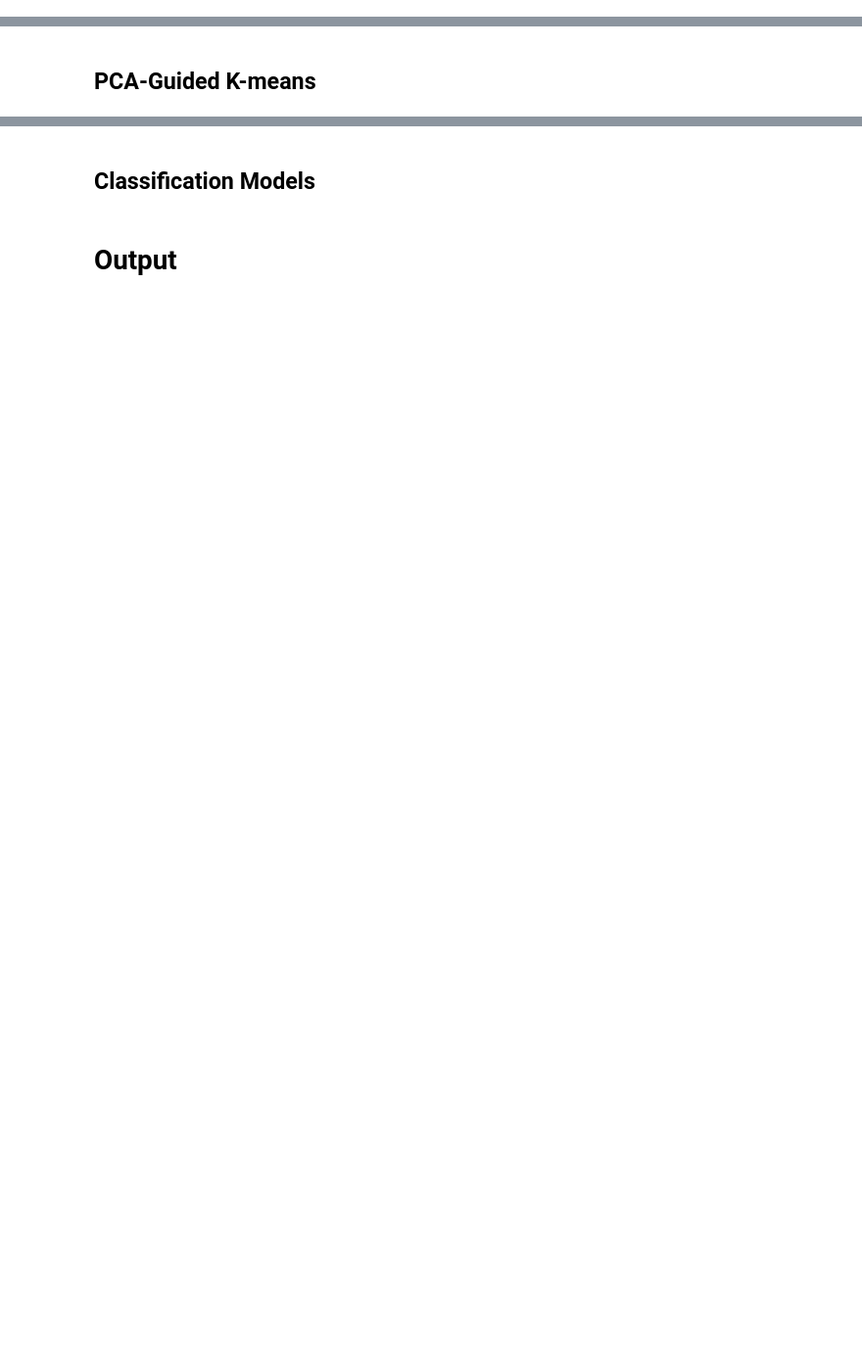
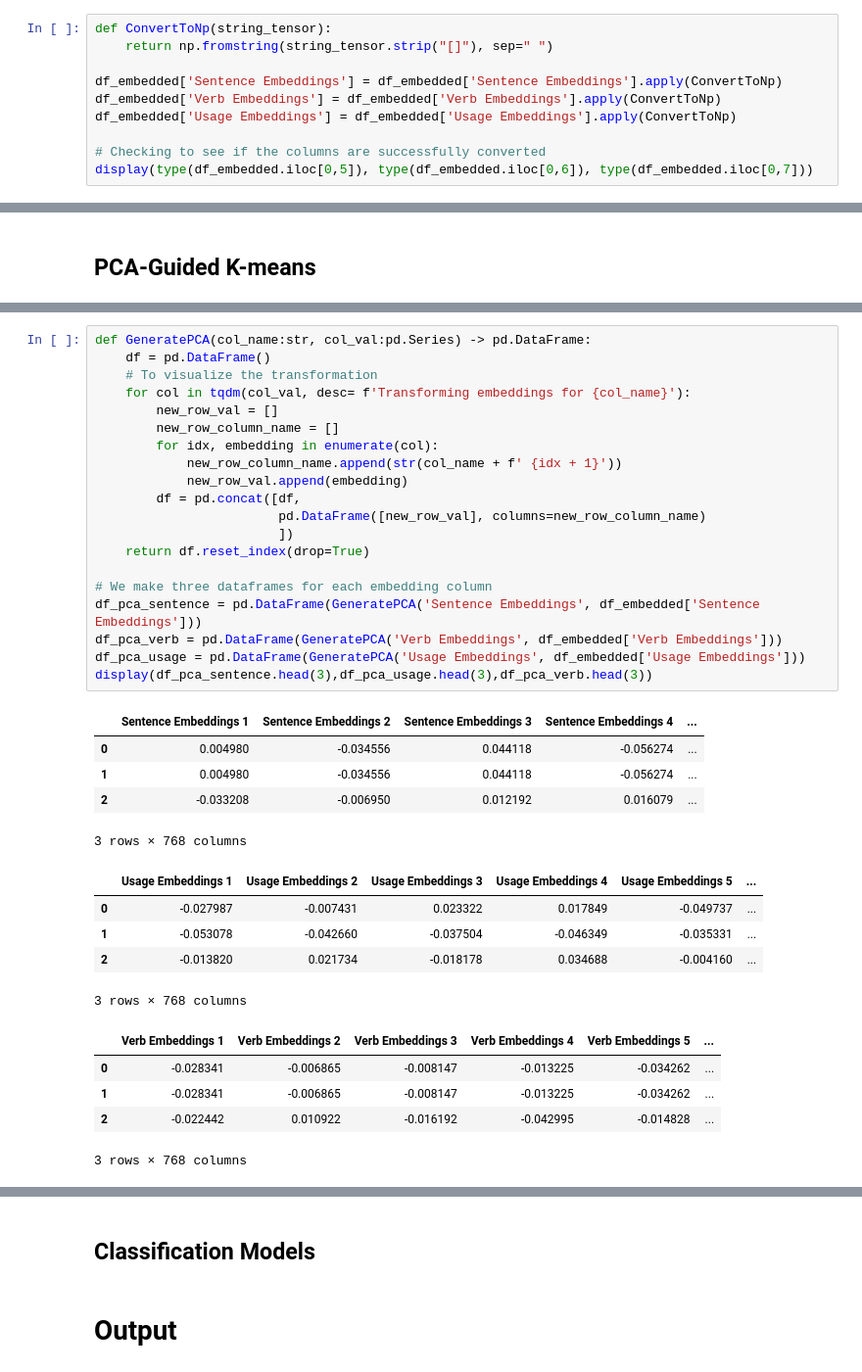
Before and after one commit to MiguelPartosa/Thesis-FOS-BinaryClass-WSD, a Jupyter notebook: Ensemble Model.ipynb, the cells around one changed output, grey strips where cells are left out. Shown at 98% size. Saved outputs shown, nothing was run; the diff lists cells and outputs as text; blank space fills up the shorter version.

```diff
--- a/Ensemble Model.ipynb
+++ b/Ensemble Model.ipynb
@@ -85,0 +96,10 @@ df_embedded.head(1)
+# %%
+def ConvertToNp(string_tensor):
+    return np.fromstring(string_tensor.strip("[]"), sep=" ")
+
+df_embedded['Sentence Embeddings'] = df_embedded['Sentence Embeddings'].apply(ConvertToNp)
+df_embedded['Verb Embeddings'] = df_embedded['Verb Embeddings'].apply(ConvertToNp)
+df_embedded['Usage Embeddings'] = df_embedded['Usage Embeddings'].apply(ConvertToNp)
+
+# Checking to see if the columns are successfully converted
+display(type(df_embedded.iloc[0,5]), type(df_embedded.iloc[0,6]), type(df_embedded.iloc[0,7]))
@@ -88 +115,37 @@ df_embedded.head(1)
+# %%
+def GeneratePCA(col_name:str, col_val:pd.Series) -> pd.DataFrame:
+    df = pd.DataFrame()
+    # To visualize the transformation
+    for col in tqdm(col_val, desc= f'Transforming embeddings for {col_name}'):
+        new_row_val = []
+        new_row_column_name = []
+        for idx, embedding in enumerate(col):
+            new_row_column_name.append(str(col_name + f' {idx + 1}'))
+            new_row_val.append(embedding)
+        df = pd.concat([df,
+                        pd.DataFrame([new_row_val], columns=new_row_column_name)
+                        ])
+    return df.reset_index(drop=True)
+
+# We make three dataframes for each embedding column
+df_pca_sentence = pd.DataFrame(GeneratePCA('Sentence Embeddings', df_embedded['Sentence Embeddings']))
+df_pca_verb = pd.DataFrame(GeneratePCA('Verb Embeddings', df_embedded['Verb Embeddings']))
+df_pca_usage = pd.DataFrame(GeneratePCA('Usage Embeddings', df_embedded['Usage Embeddings']))
+display(df_pca_sentence.head(3),df_pca_usage.head(3),df_pca_verb.head(3))
+# %% [output]
+|  | Sentence Embeddings 1 | Sentence Embeddings 2 | Sentence Embeddings 3 | Sentence Embeddings 4 | ... |
+| 0 | 0.004980 | -0.034556 | 0.044118 | -0.056274 | ... |
+| 1 | 0.004980 | -0.034556 | 0.044118 | -0.056274 | ... |
+| 2 | -0.033208 | -0.006950 | 0.012192 | 0.016079 | ... |
+3 rows × 768 columns
+|  | Usage Embeddings 1 | Usage Embeddings 2 | Usage Embeddings 3 | Usage Embeddings 4 | Usage Embeddings 5 | ... |
+| 0 | -0.027987 | -0.007431 | 0.023322 | 0.017849 | -0.049737 | ... |
+| 1 | -0.053078 | -0.042660 | -0.037504 | -0.046349 | -0.035331 | ... |
+| 2 | -0.013820 | 0.021734 | -0.018178 | 0.034688 | -0.004160 | ... |
+3 rows × 768 columns
+|  | Verb Embeddings 1 | Verb Embeddings 2 | Verb Embeddings 3 | Verb Embeddings 4 | Verb Embeddings 5 | ... |
+| 0 | -0.028341 | -0.006865 | -0.008147 | -0.013225 | -0.034262 | ... |
+| 1 | -0.028341 | -0.006865 | -0.008147 | -0.013225 | -0.034262 | ... |
+| 2 | -0.022442 | 0.010922 | -0.016192 | -0.042995 | -0.014828 | ... |
+3 rows × 768 columns
 # %% [markdown]
```
Also changed, not shown: parts of 17 cells of this notebook, 1 other file.
